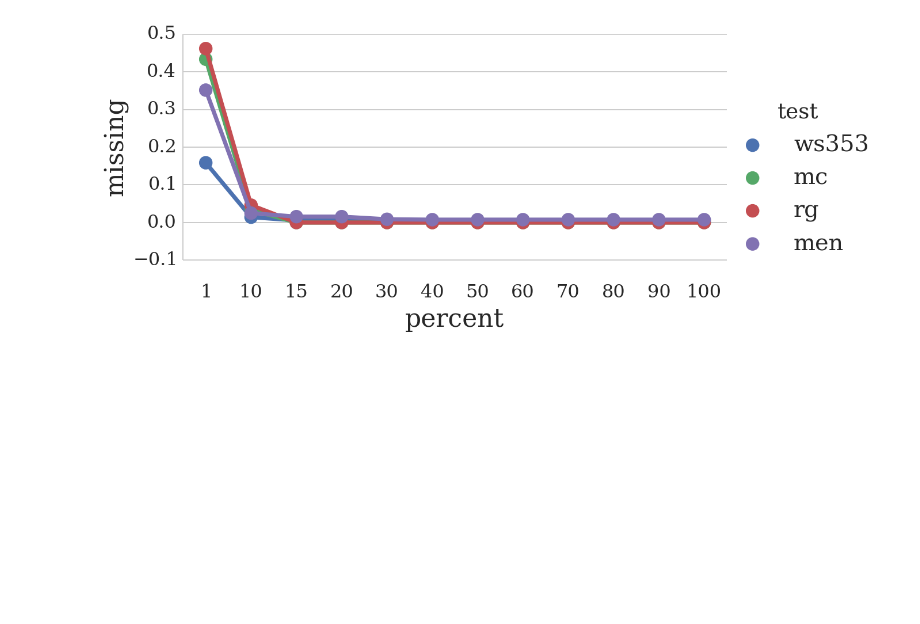
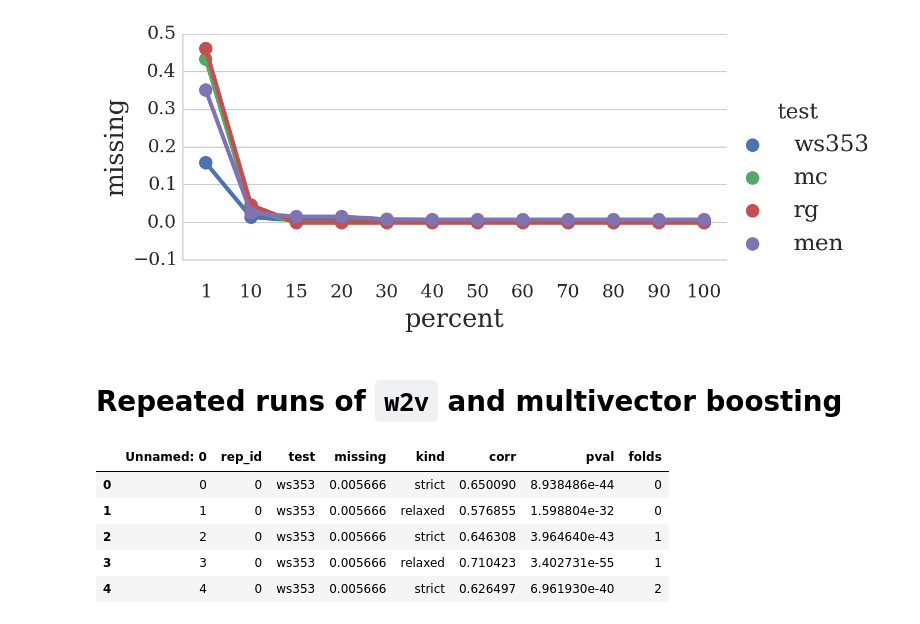
Before and after one commit to mbatchkarov/ExpLosion, a Jupyter notebook: notebooks/intrinsic_eval.ipynb, the cells around one changed output. Cells and saved outputs as stored; diff of their text form; code cells hidden in the pictures; blank space fills up the shorter version.

```diff
--- a/notebooks/intrinsic_eval.ipynb
+++ b/notebooks/intrinsic_eval.ipynb
@@ -151,3 +151,5 @@ Almost perfect after 10% of wikipedia
 g = sns.factorplot(y='missing', x='percent', hue='test', data=curve_df, aspect=2);
 # %% [output]
 [figure]
+# %% [markdown]
+# Repeated runs of `w2v` and multivector boosting
@@ -153,0 +158,9 @@ g = sns.factorplot(y='missing', x='percent', hue='test', data=curve_df, aspect=2
+# %%
+rep_df.head()
+# %% [output]
+|  | Unnamed: 0 | rep_id | test | missing | kind | corr | pval | folds |
+| 0 | 0 | 0 | ws353 | 0.005666 | strict | 0.650090 | 8.938486e-44 | 0 |
+| 1 | 1 | 0 | ws353 | 0.005666 | relaxed | 0.576855 | 1.598804e-32 | 0 |
+| 2 | 2 | 0 | ws353 | 0.005666 | strict | 0.646308 | 3.964640e-43 | 1 |
+| 3 | 3 | 0 | ws353 | 0.005666 | relaxed | 0.710423 | 3.402731e-55 | 1 |
+| 4 | 4 | 0 | ws353 | 0.005666 | strict | 0.626497 | 6.961930e-40 | 2 |
```
Also changed, not shown: parts of 9 cells of this notebook, 1 other file.
